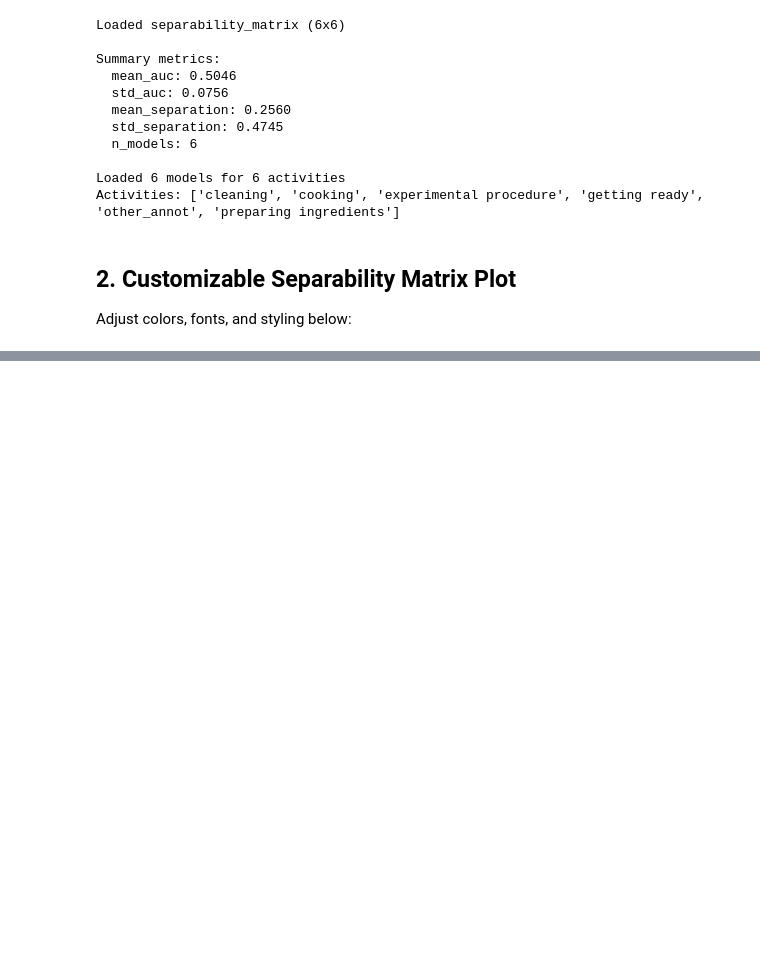
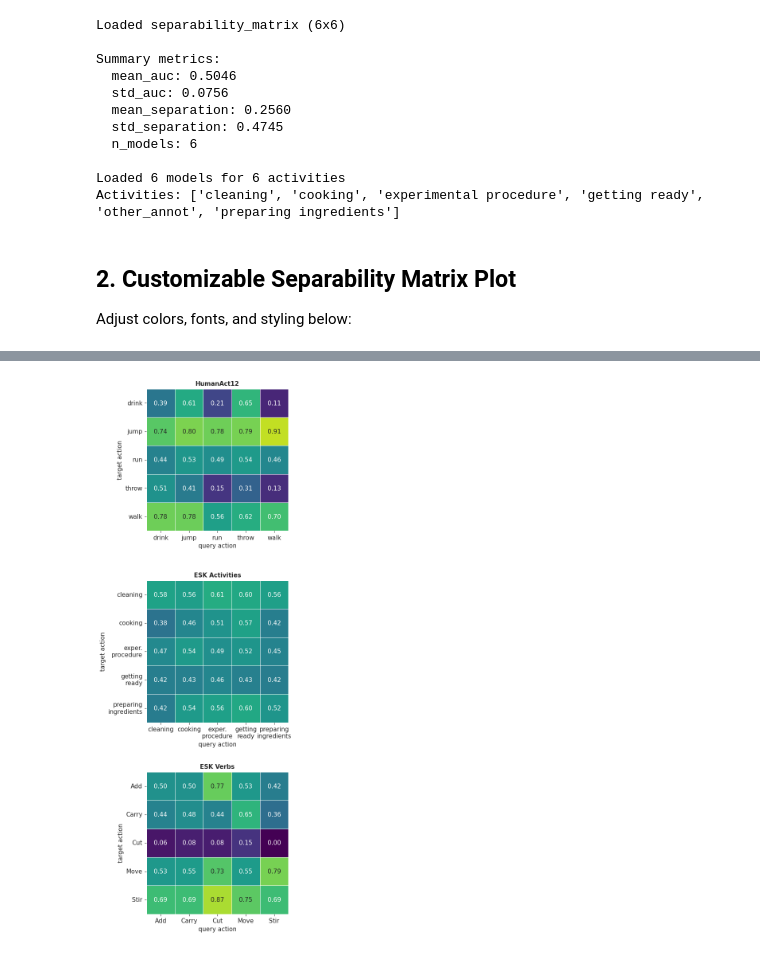
Before and after one commit to assistive-autonomy/exact, a Jupyter notebook: notebooks/anomaly_detection_analysis.ipynb, the cells around one changed output, grey strips where cells are left out. Saved outputs shown, nothing was run; the diff lists cells and outputs as text; code cells hidden in the pictures; blank space fills up the shorter version.

```diff
--- a/notebooks/anomaly_detection_analysis.ipynb
+++ b/notebooks/anomaly_detection_analysis.ipynb
@@ -289,0 +373,83 @@ fig.savefig("anomaly.pdf")
+# %%
+def plot_stacked_separability_matrices(
+    datasets: list[tuple[str, dict]],
+    cmap: str = "viridis",
+    show_values: bool = SHOW_VALUES,
+    show_cbar: bool = False,
+    save_path: str = None,
+):
+    """
+    Plot pairwise AUROC separability matrices for multiple runs stacked vertically.
+
+    Entry (i, j) shows how well the model trained on activity i can distinguish
+    activity-i samples from activity-j samples (exact AUROC in [0, 1]).
+    The diagonal (i == j) is the self-separability of each model; values close
+    to 1 mean the model confidently identifies its own class against every other.
+    """
+    n_runs = len(datasets)
+
+    fig, axes = plt.subplots(
+        n_runs, 1,
+        figsize=(FIGSIZE[0], FIGSIZE[1] * n_runs),
+    )
+    if n_runs == 1:
+        axes = [axes]
+
+    for ax, (title, d) in zip(axes, datasets):
+        activities = d["activities"]
+        auc_matrix = d["auc_matrix"]   # full NxN pairwise AUROC
+        n = len(activities)
+
+        wrapped = [a.replace(" ", "\n").replace("_", "\n") for a in activities]
+        if title == "ESK Activities":
+            wrapped = [a.replace("experimental", "exper.") for a in wrapped]
+
+        vmin, vmax = 0.0, 1.0
+        mask = np.isnan(auc_matrix)
+
+        sns.heatmap(
+            auc_matrix,
+            annot=auc_matrix if show_values else False,
+            fmt=".2f" if show_values else "",
+            cmap=cmap,
+            vmin=vmin,
+            vmax=vmax,
+            mask=mask,
+            square=True,
+            linewidths=0.5,
+            linecolor="white",
+            cbar=show_cbar,
+            cbar_kws={"label": "AUROC", "shrink": 1.0} if show_cbar else {},
+            annot_kws={"size": ANNOT_FONTSIZE},
+            ax=ax,
+        )
+
+        if show_cbar:
+            cbar = ax.collections[0].colorbar
+            cbar.ax.yaxis.set_major_locator(
+                plt.matplotlib.ticker.MultipleLocator(0.25)
+            )
+            cbar.ax.yaxis.set_major_formatter(
+                plt.matplotlib.ticker.FormatStrFormatter("%.2f")
+            )
+
+        ax.set_title(title, fontsize=LABEL_FONTSIZE, fontweight="bold", pad=6)
+        ax.set_xticklabels(wrapped, rotation=0, fontsize=TICK_FONTSIZE)
+        ax.set_yticklabels(wrapped, rotation=0, fontsize=TICK_FONTSIZE)
+        ax.set_xlabel("query action", fontsize=LABEL_FONTSIZE)
+        ax.set_ylabel("target action", fontsize=LABEL_FONTSIZE)
+
+    plt.tight_layout()
+
+    if save_path:
+        plt.savefig(save_path, dpi=RESOLUTION, bbox_inches="tight", facecolor="white")
+        print(f"Saved to: {save_path}")
+
+    plt.show()
+    return fig
+
+
+fig_stacked = plot_stacked_separability_matrices(local_datasets)
+fig_stacked.savefig("anomaly.pdf", bbox_inches="tight")
+# %% [output]
+[figure, added]
```
Also changed, not shown: parts of 5 cells of this notebook.
